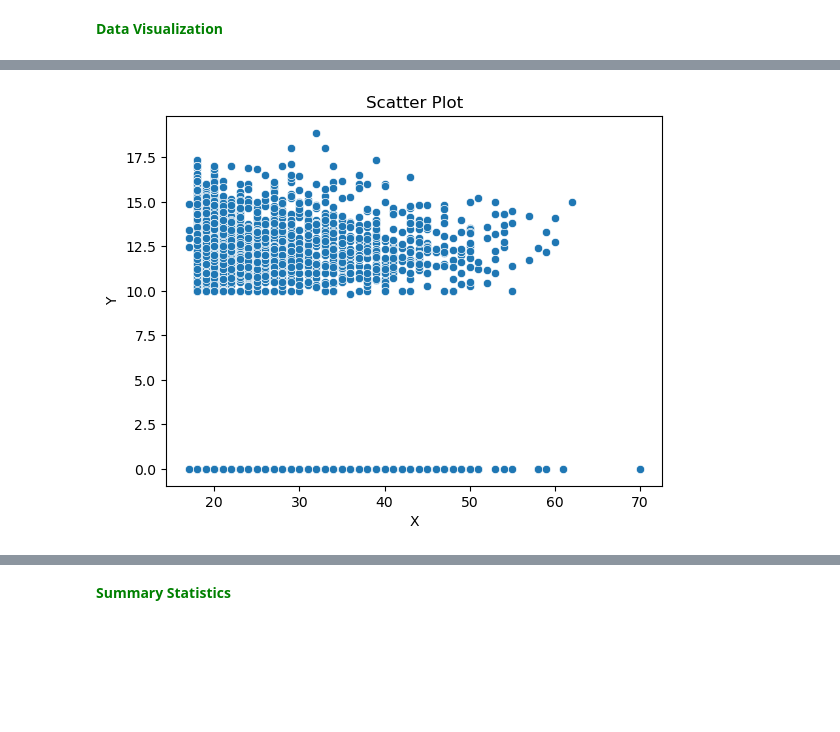
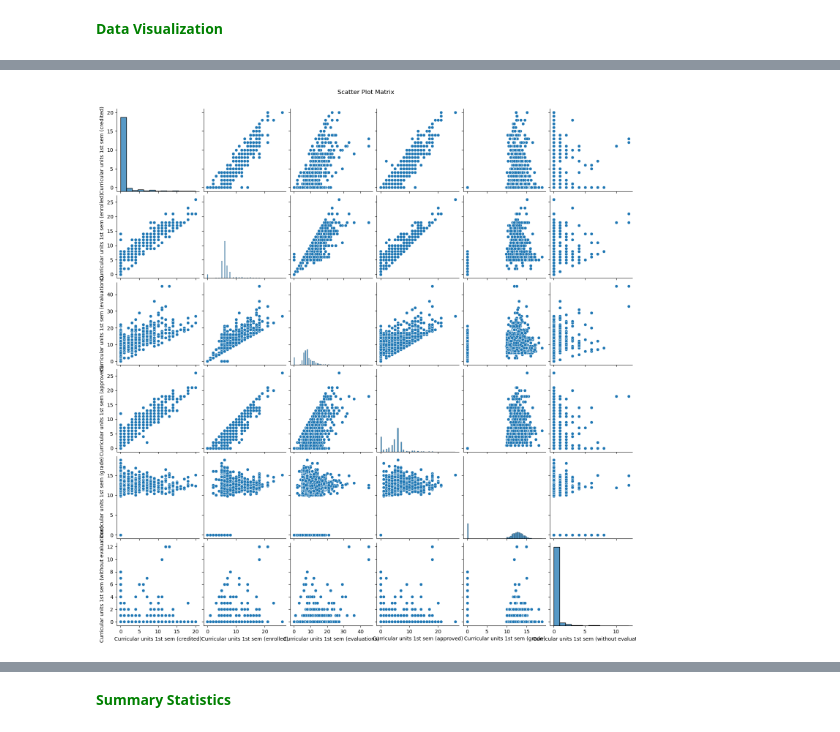
Before and after one commit to omar-kabeer/forecasting-academic-trajectories, a Jupyter notebook: notebooks/notebook.ipynb, the cells around one changed output, grey strips where cells are left out. Cells and saved outputs as stored; diff of their text form; code cells hidden in the pictures; blank space fills up the shorter version.

```diff
--- a/notebooks/notebook.ipynb
+++ b/notebooks/notebook.ipynb
@@ -809,13 +780,15 @@ plt.show()
-# %%
-# Scatter plot using seaborn
-sns.scatterplot(data=df, x='Age at enrollment', y='Curricular units 1st sem (grade)')
-
-# Set plot title and labels
-plt.title('Scatter Plot')
-plt.xlabel('X')
-plt.ylabel('Y')
-
-# Show the plot
-plt.show()
-# %% [output]
-[figure, removed]
+# %%
+# Subset the DataFrame to include only 1st sem Curricular units
+df_1st_sem = df[['Curricular units 1st sem (credited)',
+       'Curricular units 1st sem (enrolled)',
+       'Curricular units 1st sem (evaluations)',
+       'Curricular units 1st sem (approved)',
+       'Curricular units 1st sem (grade)',
+       'Curricular units 1st sem (without evaluations)']]
+
+# Create the Scatter Plot Matrix
+sns.pairplot(df_1st_sem)
+plt.suptitle('Scatter Plot Matrix', y=1.02)
+plt.show()
+# %% [output]
+[figure, added]
```
Also changed, not shown: parts of 17 cells of this notebook.
